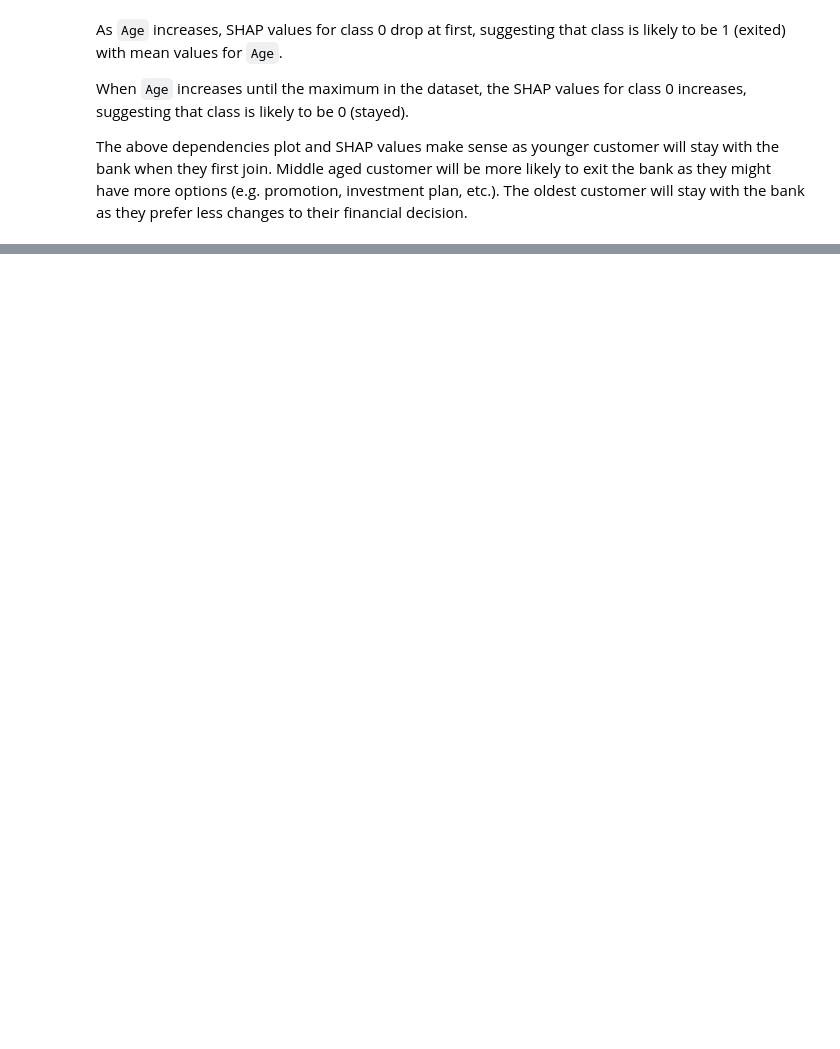
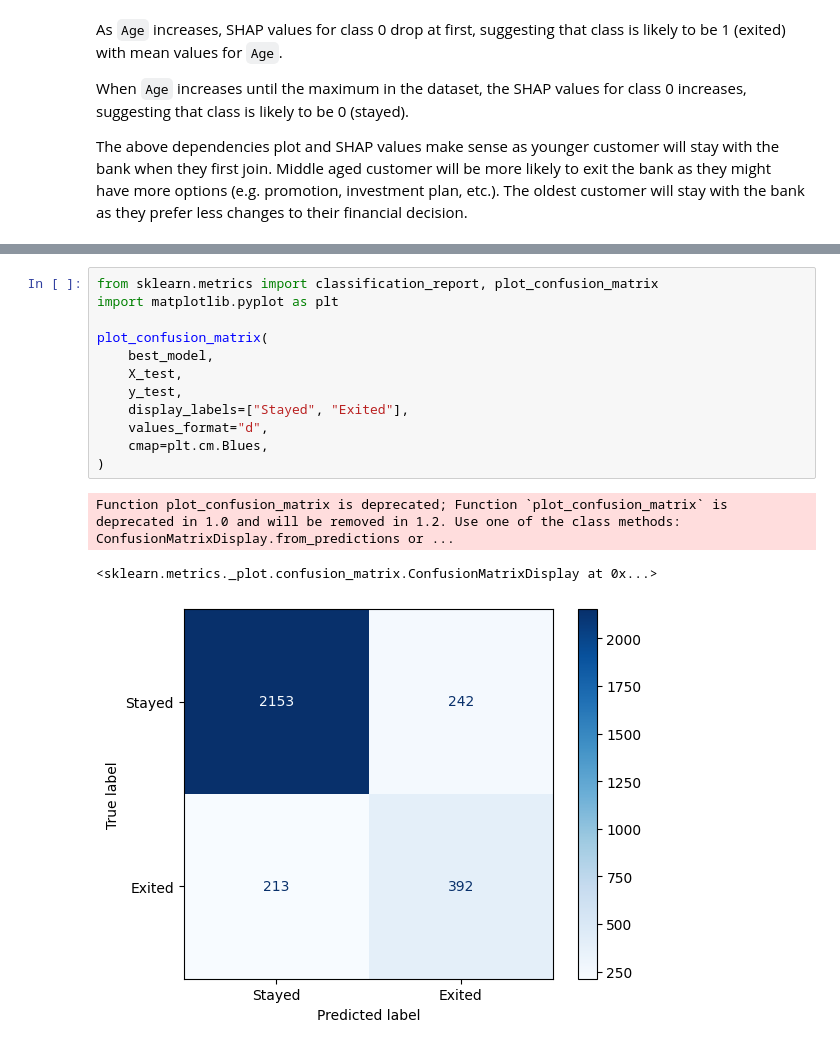
Before and after one commit to caesarw0/churn-prediction, a Jupyter notebook: churn_prediction.ipynb, the cells around one changed output, grey strips where cells are left out. Drawn from its saved outputs; the diff is of its cells as text; blank space fills up the shorter version.

```diff
--- a/churn_prediction.ipynb
+++ b/churn_prediction.ipynb
@@ -920,0 +983,16 @@ shap.summary_plot(lgbm_shap_values[0], X_train_enc)
+# %%
+from sklearn.metrics import classification_report, plot_confusion_matrix
+import matplotlib.pyplot as plt
+
+plot_confusion_matrix(
+    best_model,
+    X_test,
+    y_test,
+    display_labels=["Stayed", "Exited"],
+    values_format="d",
+    cmap=plt.cm.Blues,
+)
+# %% [output]
+Function plot_confusion_matrix is deprecated; Function `plot_confusion_matrix` is deprecated in 1.0 and will be removed in 1.2. Use one of the class methods: ConfusionMatrixDisplay.from_predictions or ...
+<sklearn.metrics._plot.confusion_matrix.ConfusionMatrixDisplay at 0x...>
+[figure, added]
```
Also changed, not shown: parts of 45 cells of this notebook.
